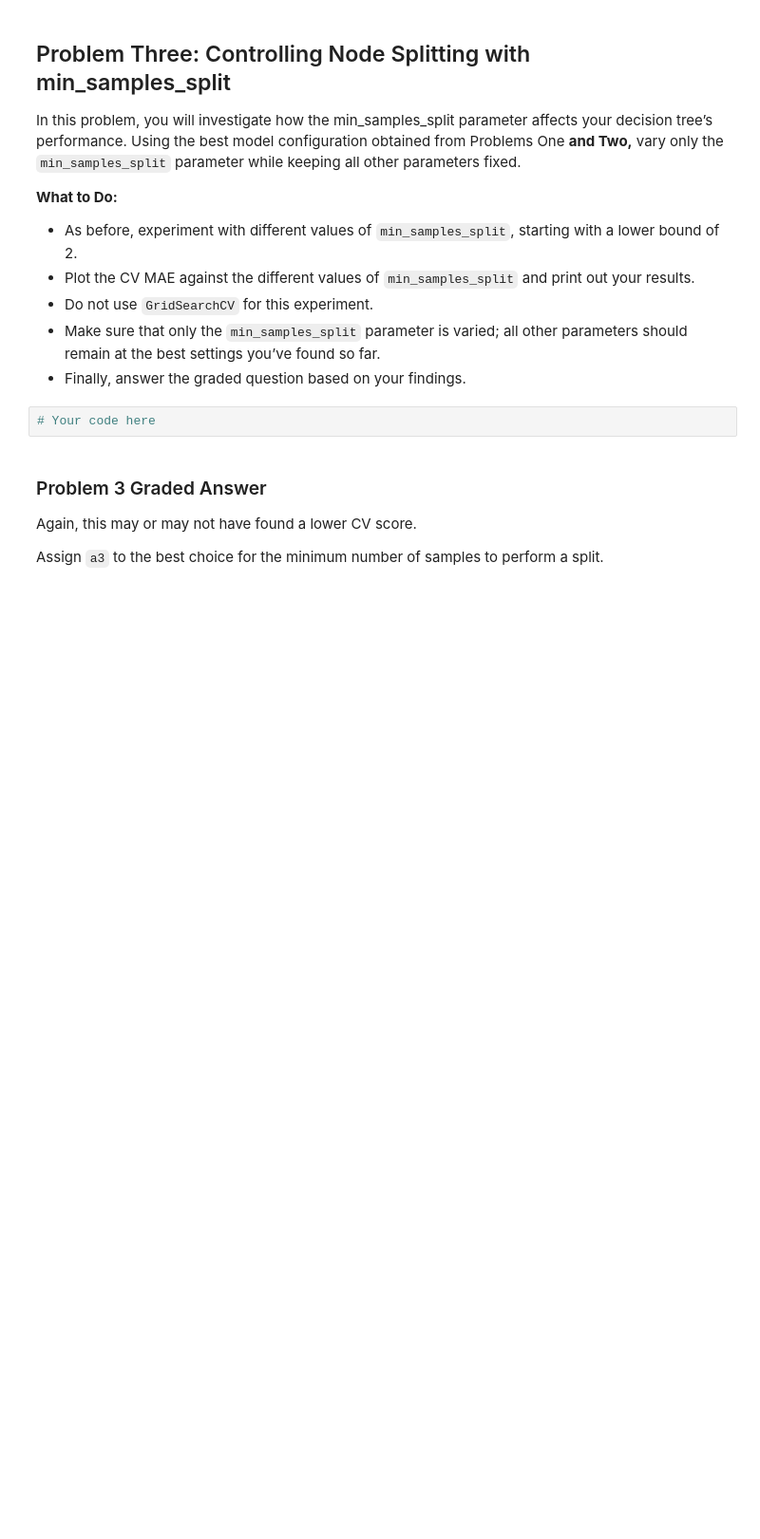
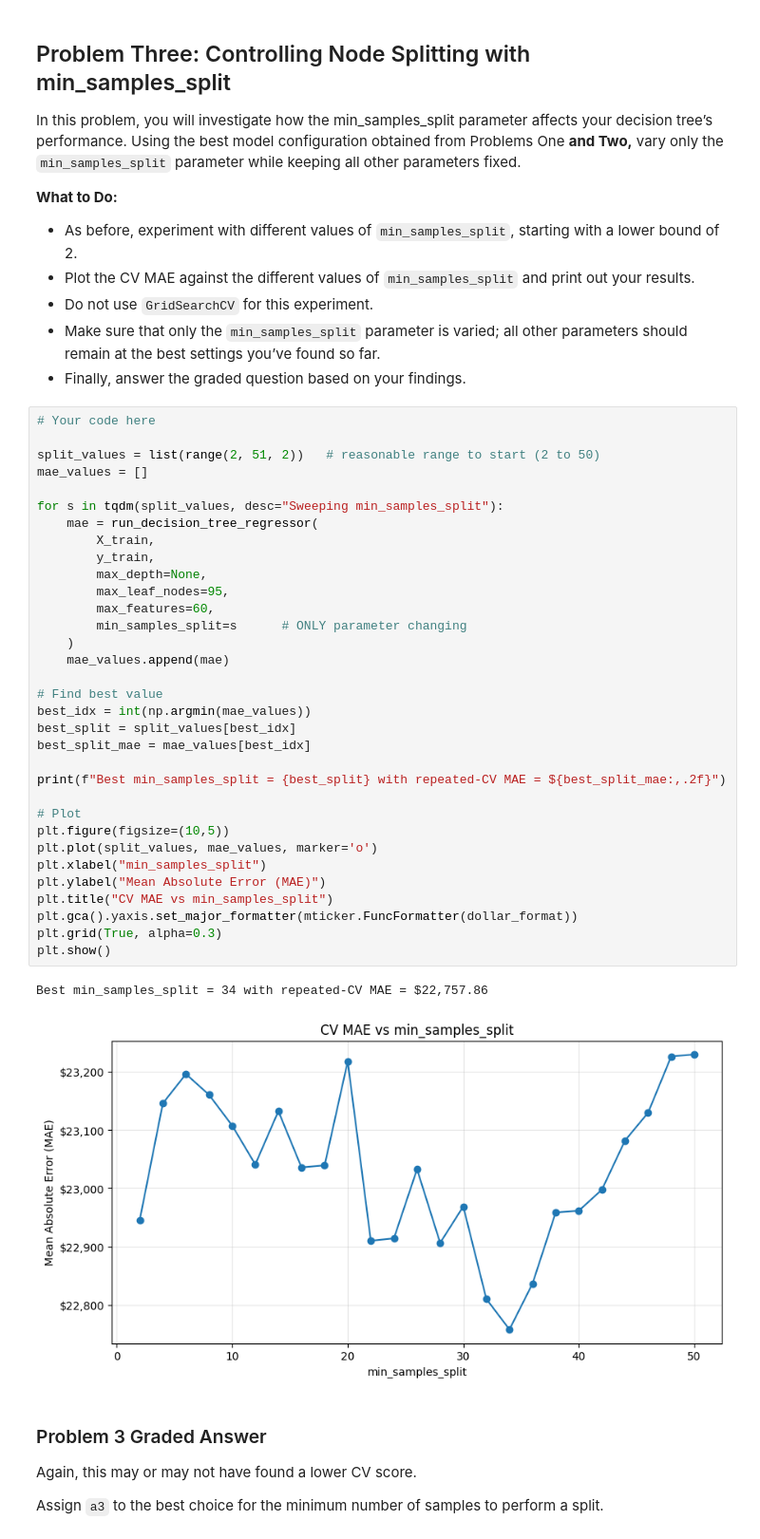
Before and after one commit to waysnyder/Module-3-Assignments, a Jupyter notebook: Homework_06.ipynb, the cells around one changed output. Shown at 95% size. Saved outputs shown, nothing was run; the diff lists cells and outputs as text; blank space fills up the shorter version.

```diff
--- a/Homework_06.ipynb
+++ b/Homework_06.ipynb
@@ -512,8 +507,42 @@ In this problem, you will investigate how the min_samples_split parameter affect
 - Do not use `GridSearchCV` for this experiment.
 - Make sure that only the `min_samples_split` parameter is varied; all other parameters should remain at the best settings you’ve found so far.
 - Finally, answer the graded question based on your findings.
-# %%
-# Your code here
+# %%
+# Your code here
+
+split_values = list(range(2, 51, 2))   # reasonable range to start (2 to 50)
+mae_values = []
+
+for s in tqdm(split_values, desc="Sweeping min_samples_split"):
+    mae = run_decision_tree_regressor(
+        X_train,
+        y_train,
+        max_depth=None,
+        max_leaf_nodes=95,
+        max_features=60,
+        min_samples_split=s      # ONLY parameter changing
+    )
+    mae_values.append(mae)
+
+# Find best value
+best_idx = int(np.argmin(mae_values))
+best_split = split_values[best_idx]
+best_split_mae = mae_values[best_idx]
+
+print(f"Best min_samples_split = {best_split} with repeated-CV MAE = ${best_split_mae:,.2f}")
+
+# Plot
+plt.figure(figsize=(10,5))
+plt.plot(split_values, mae_values, marker='o')
+plt.xlabel("min_samples_split")
+plt.ylabel("Mean Absolute Error (MAE)")
+plt.title("CV MAE vs min_samples_split")
+plt.gca().yaxis.set_major_formatter(mticker.FuncFormatter(dollar_format))
+plt.grid(True, alpha=0.3)
+plt.show()
+# %% [output]
+Best min_samples_split = 34 with repeated-CV MAE = $22,757.86
+[figure, added]
 # %% [markdown]
 ### Problem 3 Graded Answer
 
```
Also changed, not shown: parts of 15 cells of this notebook.
